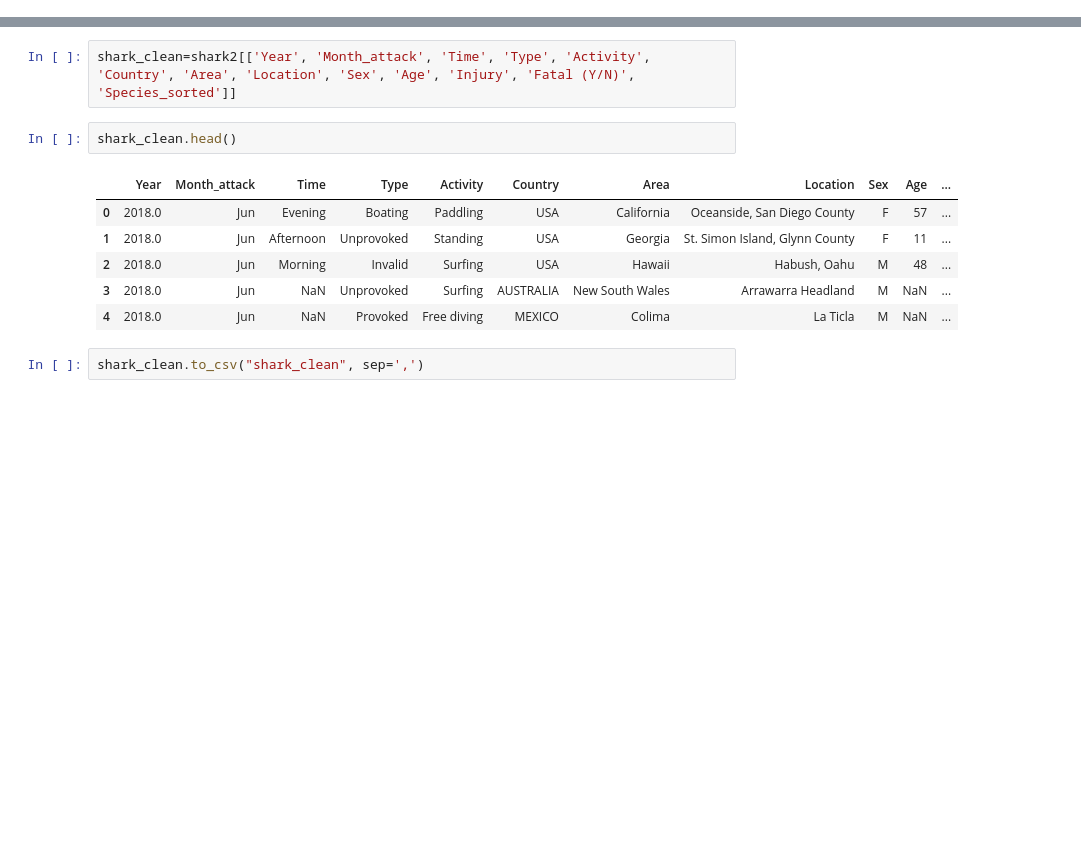
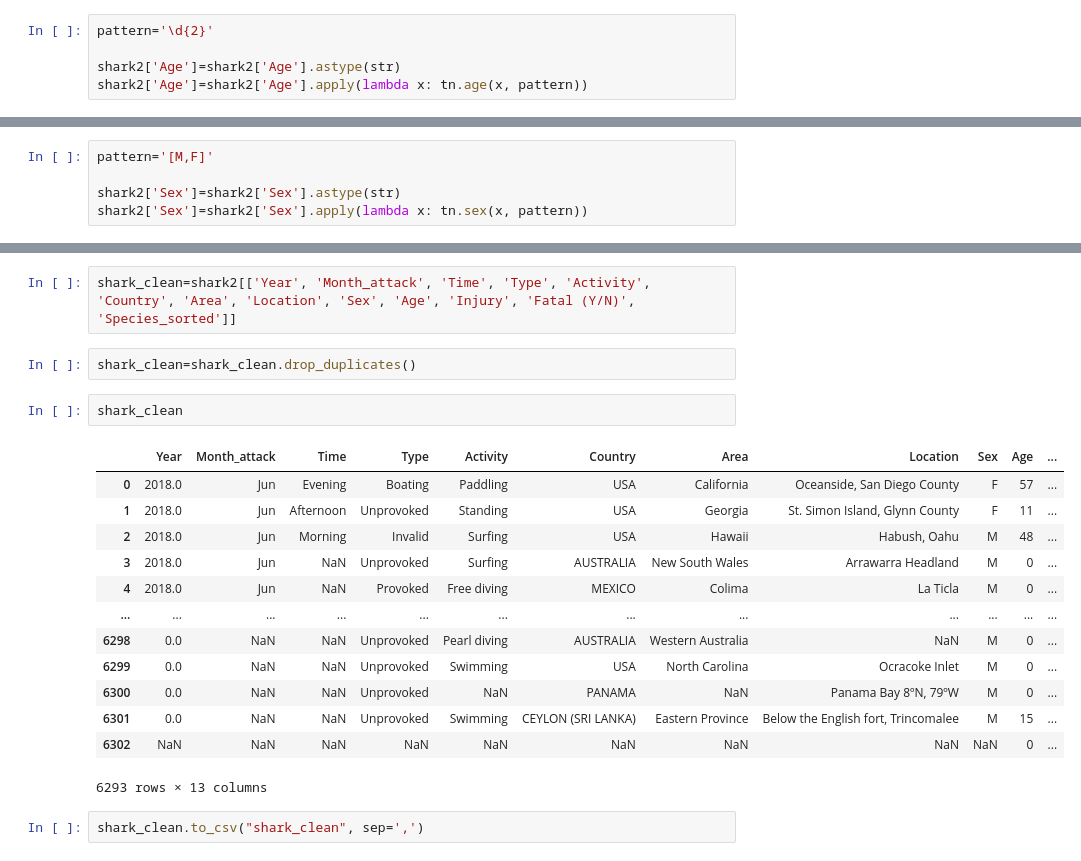
Before and after one commit to antoniogarciagiron/Project-Pandas-Shark-Attack, a Jupyter notebook: Cleaning.ipynb, the cells around one changed output, grey strips where cells are left out. Cells and saved outputs as stored; diff of their text form; blank space fills up the shorter version.

```diff
--- a/Cleaning.ipynb
+++ b/Cleaning.ipynb
@@ -294,0 +310,5 @@ Name: Fatal (Y/N), dtype: int64
+# %%
+pattern='\d{2}'
+
+shark2['Age']=shark2['Age'].astype(str)
+shark2['Age']=shark2['Age'].apply(lambda x: tn.age(x, pattern))
@@ -294,0 +352,5 @@ Name: Fatal (Y/N), dtype: int64
+# %%
+pattern='[M,F]'
+
+shark2['Sex']=shark2['Sex'].astype(str)
+shark2['Sex']=shark2['Sex'].apply(lambda x: tn.sex(x, pattern))
@@ -315,14 +395,23 @@ shark2.head()
 Now, all the columns I need are clean and sorted, I only have to create a new dataset with the columns I want and import it.
 # %%
 shark_clean=shark2[['Year', 'Month_attack', 'Time', 'Type', 'Activity', 'Country', 'Area', 'Location', 'Sex', 'Age', 'Injury', 'Fatal (Y/N)', 'Species_sorted']]
+# %%
+shark_clean=shark_clean.drop_duplicates()
 # %%
-shark_clean.head()
+shark_clean
 # %% [output]
 |  | Year | Month_attack | Time | Type | Activity | Country | Area | Location | Sex | Age | ... |
 | 0 | 2018.0 | Jun | Evening | Boating | Paddling | USA | California | Oceanside, San Diego County | F | 57 | ... |
 | 1 | 2018.0 | Jun | Afternoon | Unprovoked | Standing | USA | Georgia | St. Simon Island, Glynn County | F | 11 | ... |
 | 2 | 2018.0 | Jun | Morning | Invalid | Surfing | USA | Hawaii | Habush, Oahu | M | 48 | ... |
-| 3 | 2018.0 | Jun | NaN | Unprovoked | Surfing | AUSTRALIA | New South Wales | Arrawarra Headland | M | NaN | ... |
-| 4 | 2018.0 | Jun | NaN | Provoked | Free diving | MEXICO | Colima | La Ticla | M | NaN | ... |
+| 3 | 2018.0 | Jun | NaN | Unprovoked | Surfing | AUSTRALIA | New South Wales | Arrawarra Headland | M | 0 | ... |
+| 4 | 2018.0 | Jun | NaN | Provoked | Free diving | MEXICO | Colima | La Ticla | M | 0 | ... |
+| ... | ... | ... | ... | ... | ... | ... | ... | ... | ... | ... | ... |
+| 6298 | 0.0 | NaN | NaN | Unprovoked | Pearl diving | AUSTRALIA | Western Australia | NaN | M | 0 | ... |
+| 6299 | 0.0 | NaN | NaN | Unprovoked | Swimming | USA | North Carolina | Ocracoke Inlet | M | 0 | ... |
+| 6300 | 0.0 | NaN | NaN | Unprovoked | NaN | PANAMA | NaN | Panama Bay 8ºN, 79ºW | M | 0 | ... |
+| 6301 | 0.0 | NaN | NaN | Unprovoked | Swimming | CEYLON (SRI LANKA) | Eastern Province | Below the English fort, Trincomalee | M | 15 | ... |
+| 6302 | NaN | NaN | NaN | NaN | NaN | NaN | NaN | NaN | NaN | 0 | ... |
+6293 rows × 13 columns
 # %%
 shark_clean.to_csv("shark_clean", sep=',')
```
Also changed, not shown: parts of 14 cells of this notebook, 8 other files.
